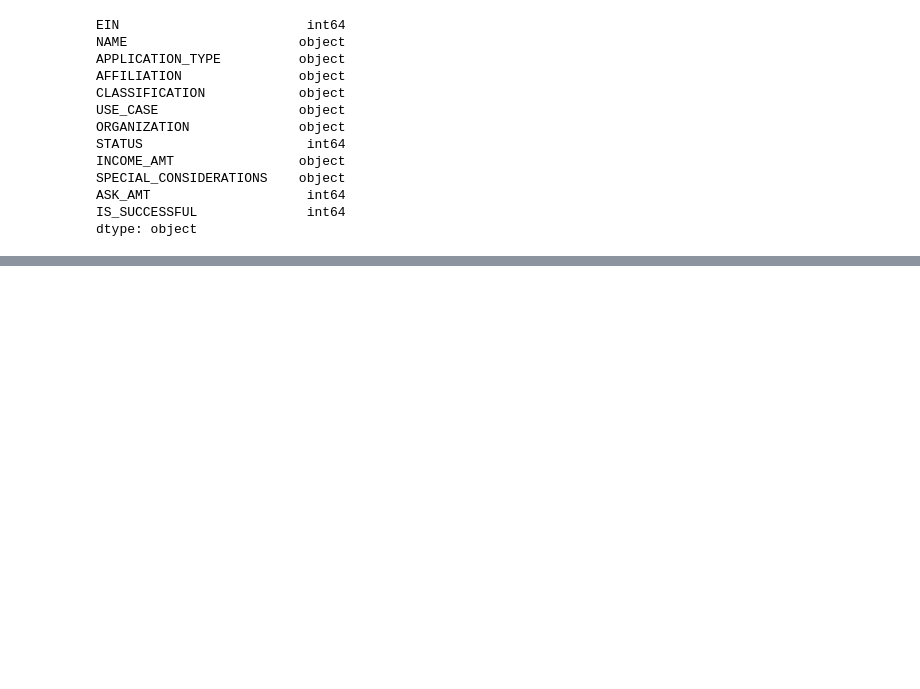
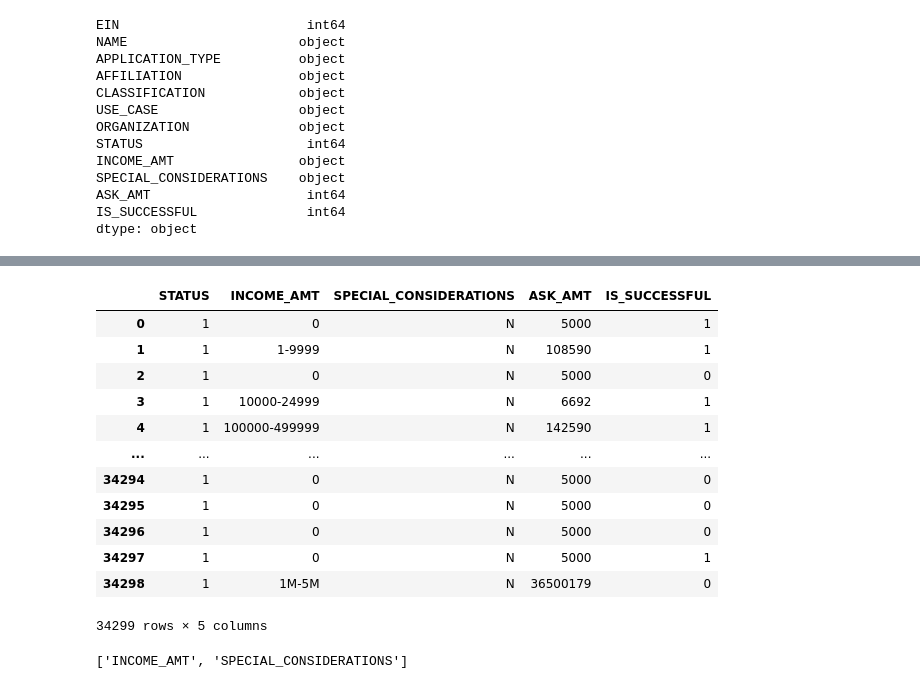
Before and after one commit to madhugirl/alphabet-soup, a Jupyter notebook: model_less_data.ipynb, the cells around one changed output, grey strips where cells are left out. Saved outputs shown, nothing was run; the diff lists cells and outputs as text; code cells hidden in the pictures; blank space fills up the shorter version.

```diff
--- a/model_less_data.ipynb
+++ b/model_less_data.ipynb
@@ -240,0 +44,28 @@ model_loss, model_accuracy = nn_A4.evaluate(X_train_scaled, y_train, verbose=2)
+# %%
+""" dropping columns I don't want to caluculate so that I can create a better model """
+applicant_data_df = applicant_data_df.drop(columns=["EIN", "NAME", "APPLICATION_TYPE", "USE_CASE",
+"AFFILIATION", "ORGANIZATION", "CLASSIFICATION"])
+
+# Review the DataFrame
+applicant_data_df
+# %% [output]
+|  | STATUS | INCOME_AMT | SPECIAL_CONSIDERATIONS | ASK_AMT | IS_SUCCESSFUL |
+| 0 | 1 | 0 | N | 5000 | 1 |
+| 1 | 1 | 1-9999 | N | 108590 | 1 |
+| 2 | 1 | 0 | N | 5000 | 0 |
+| 3 | 1 | 10000-24999 | N | 6692 | 1 |
+| 4 | 1 | 100000-499999 | N | 142590 | 1 |
+| ... | ... | ... | ... | ... | ... |
+| 34294 | 1 | 0 | N | 5000 | 0 |
+| 34295 | 1 | 0 | N | 5000 | 0 |
+| 34296 | 1 | 0 | N | 5000 | 0 |
+| 34297 | 1 | 0 | N | 5000 | 1 |
+| 34298 | 1 | 1M-5M | N | 36500179 | 0 |
+34299 rows × 5 columns
+# %%
+""" creating a list of categorical variables to use in encoding"""
+categorical_variables = list(applicant_data_df.dtypes[applicant_data_df.dtypes == "object"].index)
+# Display the categorical variables list
+categorical_variables
+# %% [output]
+['INCOME_AMT', 'SPECIAL_CONSIDERATIONS']
```
Also changed, not shown: parts of 44 cells of this notebook, 4 other files.
